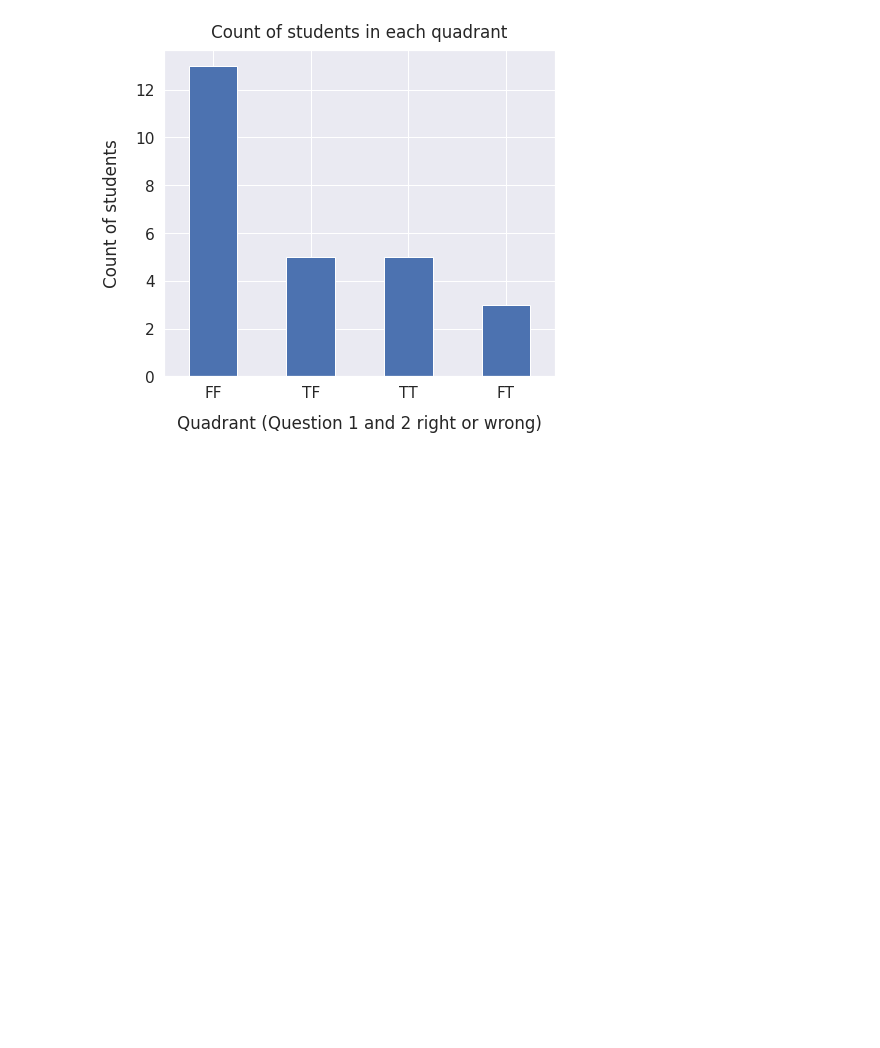
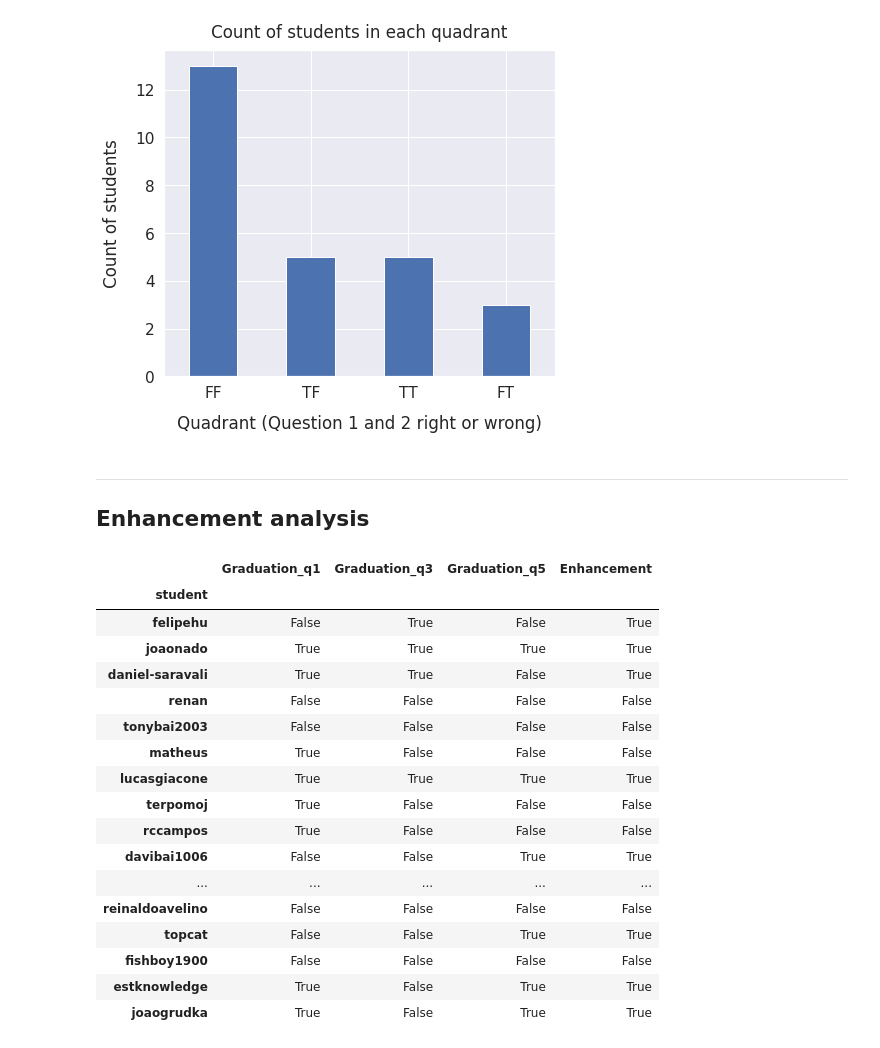
Before and after one commit to avilarenan/LearnLissajousResults, a Jupyter notebook: canvas.ipynb, the cells around one changed output. Saved outputs shown, nothing was run; the diff lists cells and outputs as text; code cells hidden in the pictures; blank space fills up the shorter version.

Commit message:
second analysis

```diff
--- a/canvas.ipynb
+++ b/canvas.ipynb
@@ -93,3 +93,5 @@ for student in list(results.keys()):
     full_df = pd.concat([full_df, df])
 
 full_df
+
+q3_q4_q5_q6_df = full_df
@@ -240,3 +228,5 @@ for student in all_students:
         full_df = pd.concat([full_df, df])
 df_final = full_df.reset_index().drop(['index'], axis=1)
 df_final
+
+q1_q2_df = df_final
@@ -283,3 +255,63 @@ plt.ylabel("Count of students", labelpad=14)
 plt.title("Count of students in each quadrant", y=1.02);
 # %% [output]
 [figure]
+# %% [markdown]
+---
+## Enhancement analysis
+# %%
+q1 = q1_q2_df.copy()[["Question", "Correct", "student"]]
+q1 = q1[q1["Question"] == "Frequência Angular com Lissajous"].set_index("student")
+q1.columns = ["Title", "Graduation"]
+q1 = q1.add_suffix("_q1")
+
+q2 = q1_q2_df.copy()[["Question", "Correct", "student"]]
+q2 = q2[q2["Question"] == "Frequência angular com Lissajous 2"].set_index("student")
+q2.columns = ["Title", "Graduation"]
+q2 = q2.add_suffix("_q2")
+# %%
+q3 = q3_q4_q5_q6_df.copy()[["Title", "Graduation", "student"]]
+q4 = q3_q4_q5_q6_df.copy()[["Title", "Graduation", "student"]]
+q5 = q3_q4_q5_q6_df.copy()[["Title", "Graduation", "student"]]
+q6 = q3_q4_q5_q6_df.copy()[["Title", "Graduation", "student"]]
+
+q3["Graduation"] = q3["Graduation"].map({"Passed": True, "Failed": False})
+q4["Graduation"] = q4["Graduation"].map({"Passed": True, "Failed": False})
+q5["Graduation"] = q5["Graduation"].map({"Passed": True, "Failed": False})
+q6["Graduation"] = q6["Graduation"].map({"Passed": True, "Failed": False})
+
+q3 = q3[q3["Title"] == "Avaliação Final (Parte 1)"].set_index("student").add_suffix("_q3")
+q4 = q4[q4["Title"] == "Avaliação Final (Parte 2)"].set_index("student").add_suffix("_q4")
+q5 = q5[q5["Title"] == "Avaliação Final (Parte 3)"].set_index("student").add_suffix("_q5")
+q6 = q6[q6["Title"] == "Avaliação Final (Parte 4)"].set_index("student").add_suffix("_q6")
+
+df_enhancement_q2_q4_q6 = pd.concat([q2, q4, q6], axis=1, join="inner")[["Title_q2", "Title_q4", "Title_q6", "Graduation_q2", "Graduation_q4", "Graduation_q6"]]
+df_enhancement_q1_q3_q5 = pd.concat([q1, q3, q5], axis=1, join="inner")[["Title_q1", "Title_q3", "Title_q5", "Graduation_q1", "Graduation_q3", "Graduation_q5"]]
+# %%
+def q3_q5_condition(s):
+    if s["Graduation_q3"] == True or s["Graduation_q5"] == True:
+        return True
+    else:
+        return False
+
+df_enhancement_q1_q3_q5 = df_enhancement_q1_q3_q5[["Graduation_q1", "Graduation_q3", "Graduation_q5"]]
+df_enhancement_q1_q3_q5["Enhancement"] = df_enhancement_q1_q3_q5.apply(q3_q5_condition, axis=1)
+df_enhancement_q1_q3_q5
+# %% [output]
+|  | Graduation_q1 | Graduation_q3 | Graduation_q5 | Enhancement |
+| student |  |  |  |  |
+| felipehu | False | True | False | True |
+| joaonado | True | True | True | True |
+| daniel-saravali | True | True | False | True |
+| renan | False | False | False | False |
+| tonybai2003 | False | False | False | False |
+| matheus | True | False | False | False |
+| lucasgiacone | True | True | True | True |
+| terpomoj | True | False | False | False |
+| rccampos | True | False | False | False |
+| davibai1006 | False | False | True | True |
+| ... | ... | ... | ... | ... |
+| reinaldoavelino | False | False | False | False |
+| topcat | False | False | True | True |
+| fishboy1900 | False | False | False | False |
+| estknowledge | True | False | True | True |
+| joaogrudka | True | False | True | True |
```
Also changed, not shown: parts of 5 cells of this notebook.
